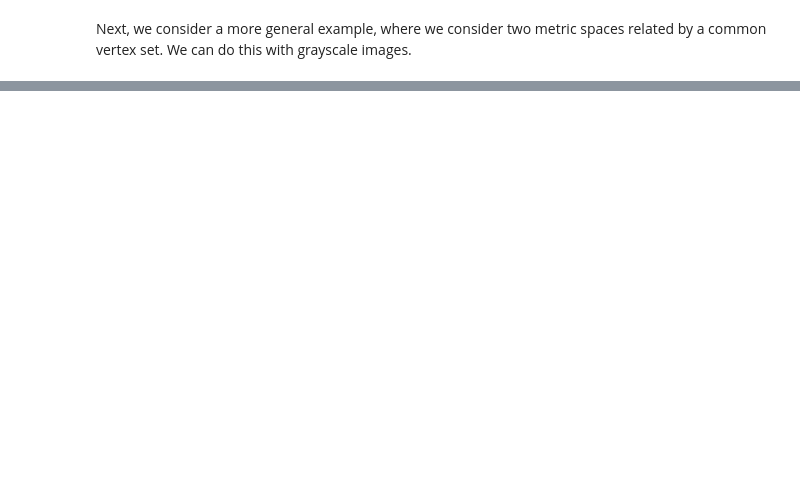
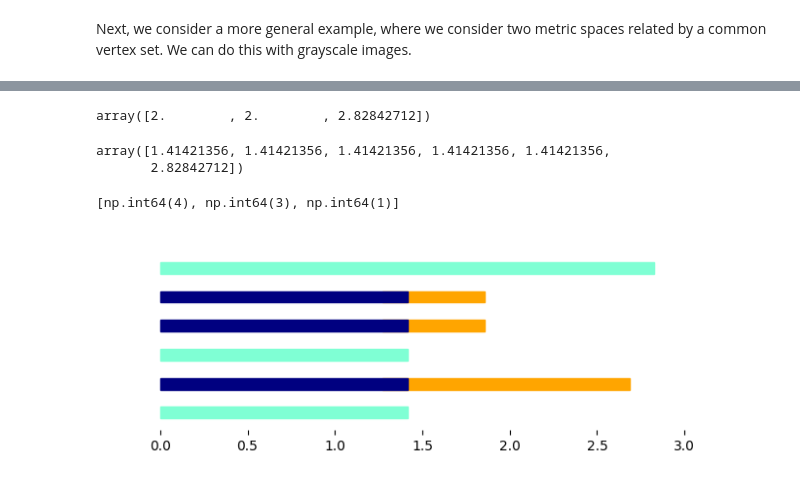
Before and after one commit to Cimagroup/tdqual, a Jupyter notebook: notebooks/Block_function_0_geometric.ipynb, the cells around one changed output, grey strips where cells are left out. Saved outputs shown, nothing was run; the diff lists cells and outputs as text; code cells hidden in the pictures; blank space fills up the shorter version.

```diff
--- a/notebooks/Block_function_0_geometric.ipynb
+++ b/notebooks/Block_function_0_geometric.ipynb
@@ -69,0 +96,35 @@ Next, we consider a more general example, where we consider two metric spaces re
+# %%
+filtration_list_X, pairs_arr_X = tdq.mst_edge_filtration(X) # MST(X)
+filtration_list_Z, pairs_arr_Z = tdq.mst_edge_filtration(Z) # MST(Z)
+# TMT
+TMT_X_pairs = tdq.compute_tmt_pairs(filtration_list_X, pairs_arr_X)
+TMT_Z_pairs = tdq.compute_tmt_pairs(filtration_list_Z, pairs_arr_Z)
+indices_X_Z = np.max(TMT_Z_pairs, axis=1)<X.shape[0]
+TMT_X_Z_pairs = TMT_Z_pairs[indices_X_Z]
+indices_X_Z = np.nonzero(indices_X_Z)[0]
+FX = tdq.get_inclusion_matrix(TMT_X_pairs, TMT_X_Z_pairs) # Associated matrix
+matchingX = tdq.get_inclusion_matrix_pivots(FX, Z.shape[0]) # Matching in TMT_X_Z
+matching =[indices_X_Z[i] for i in matchingX] # Matching in all TMT_Z
+# Arrays for filtrations
+filt_X = np.array(filtration_list_X)
+filt_Z = np.array(filtration_list_Z)
+# %%
+filt_X
+# %% [output]
+array([2.        , 2.        , 2.82842712])
+# %%
+filt_Z
+# %% [output]
+array([1.41421356, 1.41421356, 1.41421356, 1.41421356, 1.41421356,
+       2.82842712])
+# %%
+matching
+# %% [output]
+[np.int64(4), np.int64(3), np.int64(1)]
+# %%
+fig, ax = plt.subplots(figsize=(7,2.5))
+tdq.plot_matching_0(filt_X, filt_Z, matching, ax)
+plt.tight_layout()
+plt.savefig(plots_dir + "block_matching_0.png")
+# %% [output]
+[figure, added]
```
Also changed, not shown: parts of 19 cells of this notebook, 5 other files.
